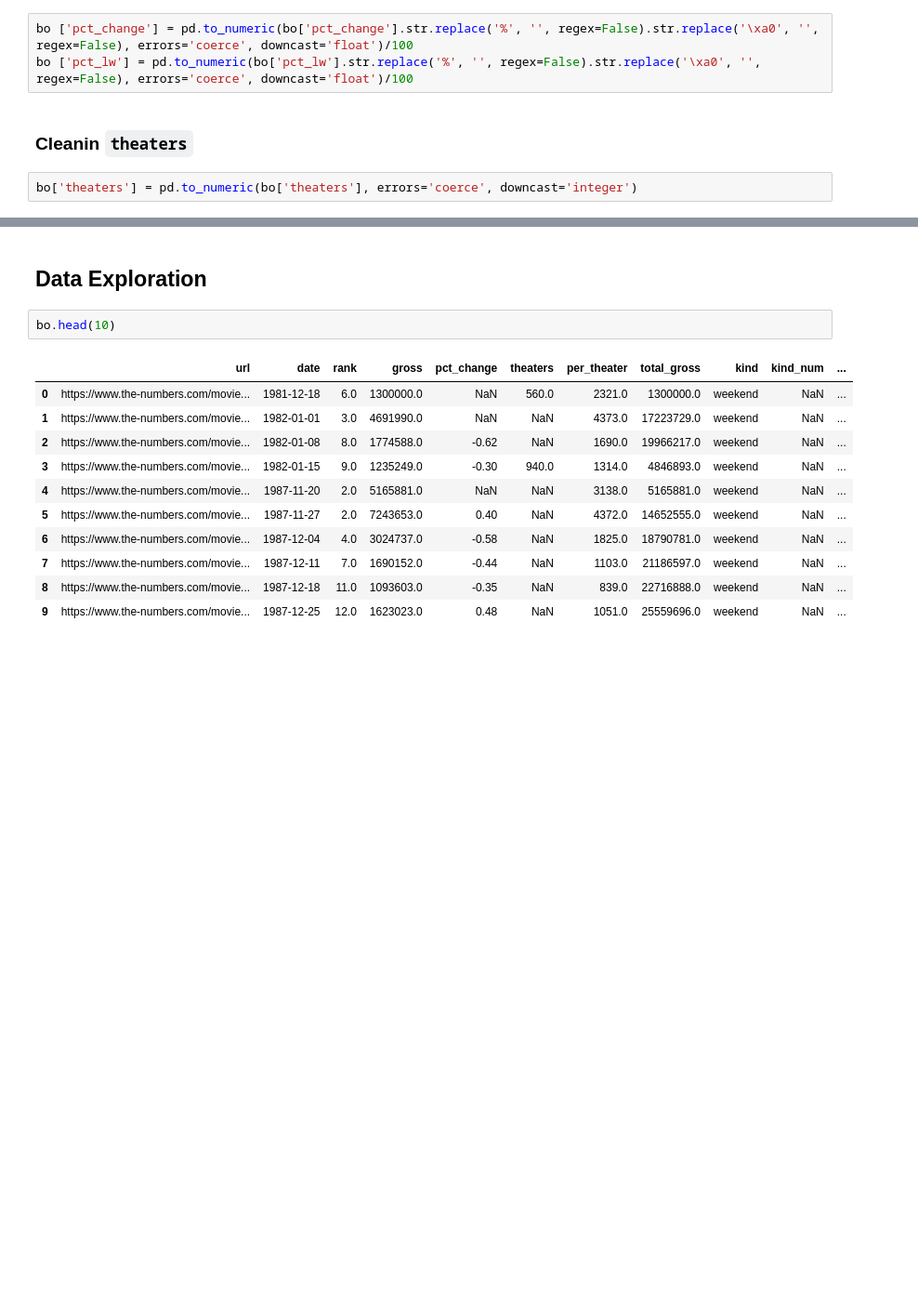
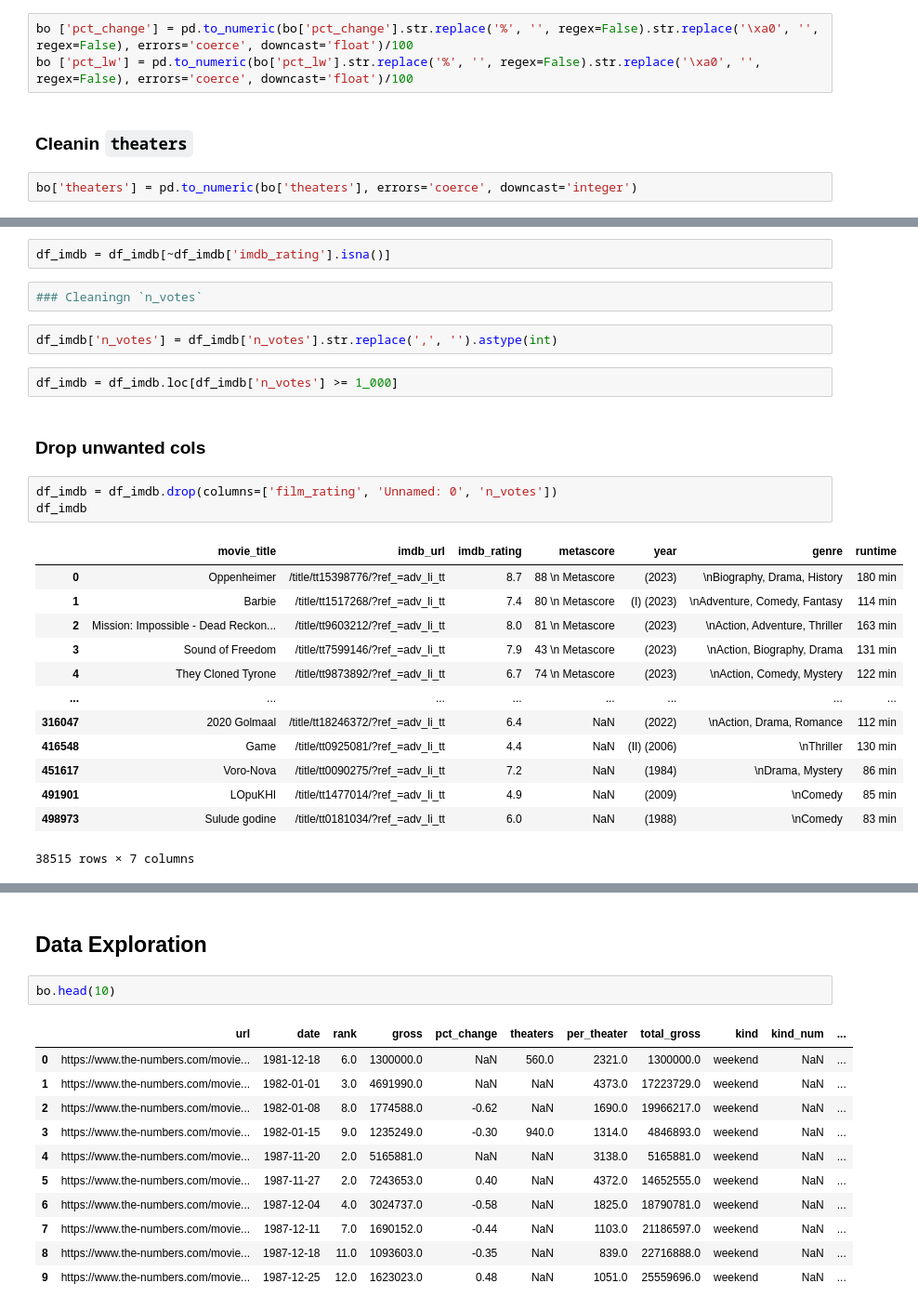
Before and after one commit to jossanna/box-office-dojo, a Jupyter notebook: 230716_the_numbers_data_wrangling.ipynb, the cells around one changed output, grey strips where cells are left out. Shown at 93% size. Saved outputs shown, nothing was run; the diff lists cells and outputs as text; blank space fills up the shorter version.

```diff
--- a/230716_the_numbers_data_wrangling.ipynb
+++ b/230716_the_numbers_data_wrangling.ipynb
@@ -1469,0 +1484,27 @@ bo['theaters'] = pd.to_numeric(bo['theaters'], errors='coerce', downcast='intege
+# %%
+df_imdb = df_imdb[~df_imdb['imdb_rating'].isna()]
+# %%
+### Cleaningn `n_votes`
+# %%
+df_imdb['n_votes'] = df_imdb['n_votes'].str.replace(',', '').astype(int)
+# %%
+df_imdb = df_imdb.loc[df_imdb['n_votes'] >= 1_000]
+# %% [markdown]
+### Drop unwanted cols
+# %%
+df_imdb = df_imdb.drop(columns=['film_rating', 'Unnamed: 0', 'n_votes'])
+df_imdb
+# %% [output]
+|  | movie_title | imdb_url | imdb_rating | metascore | year | genre | runtime |
+| 0 | Oppenheimer | /title/tt15398776/?ref_=adv_li_tt | 8.7 | 88 \n Metascore | (2023) | \nBiography, Drama, History | 180 min |
+| 1 | Barbie | /title/tt1517268/?ref_=adv_li_tt | 7.4 | 80 \n Metascore | (I) (2023) | \nAdventure, Comedy, Fantasy | 114 min |
+| 2 | Mission: Impossible - Dead Reckon... | /title/tt9603212/?ref_=adv_li_tt | 8.0 | 81 \n Metascore | (2023) | \nAction, Adventure, Thriller | 163 min |
+| 3 | Sound of Freedom | /title/tt7599146/?ref_=adv_li_tt | 7.9 | 43 \n Metascore | (2023) | \nAction, Biography, Drama | 131 min |
+| 4 | They Cloned Tyrone | /title/tt9873892/?ref_=adv_li_tt | 6.7 | 74 \n Metascore | (2023) | \nAction, Comedy, Mystery | 122 min |
+| ... | ... | ... | ... | ... | ... | ... | ... |
+| 316047 | 2020 Golmaal | /title/tt18246372/?ref_=adv_li_tt | 6.4 | NaN | (2022) | \nAction, Drama, Romance | 112 min |
+| 416548 | Game | /title/tt0925081/?ref_=adv_li_tt | 4.4 | NaN | (II) (2006) | \nThriller | 130 min |
+| 451617 | Voro-Nova | /title/tt0090275/?ref_=adv_li_tt | 7.2 | NaN | (1984) | \nDrama, Mystery | 86 min |
+| 491901 | LOpuKHI | /title/tt1477014/?ref_=adv_li_tt | 4.9 | NaN | (2009) | \nComedy | 85 min |
+| 498973 | Sulude godine | /title/tt0181034/?ref_=adv_li_tt | 6.0 | NaN | (1988) | \nComedy | 83 min |
+38515 rows × 7 columns
```
Also changed, not shown: parts of 55 cells of this notebook, 6 other files.
